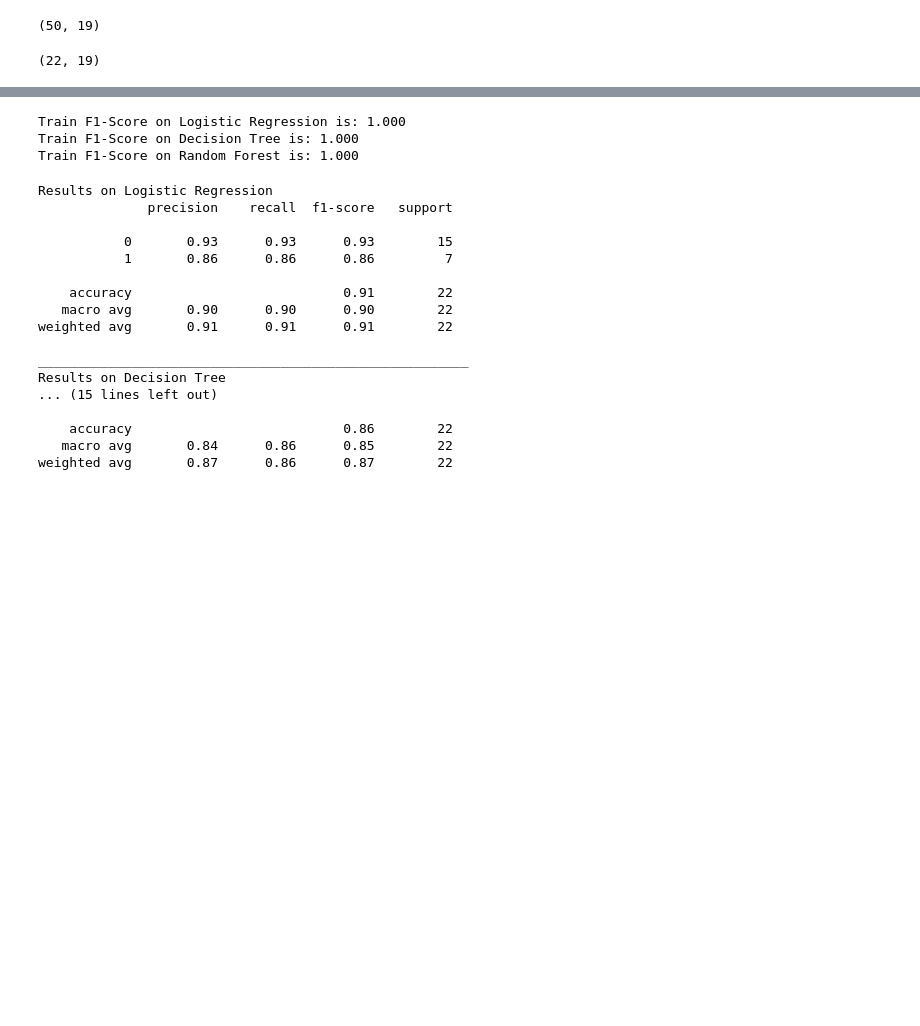
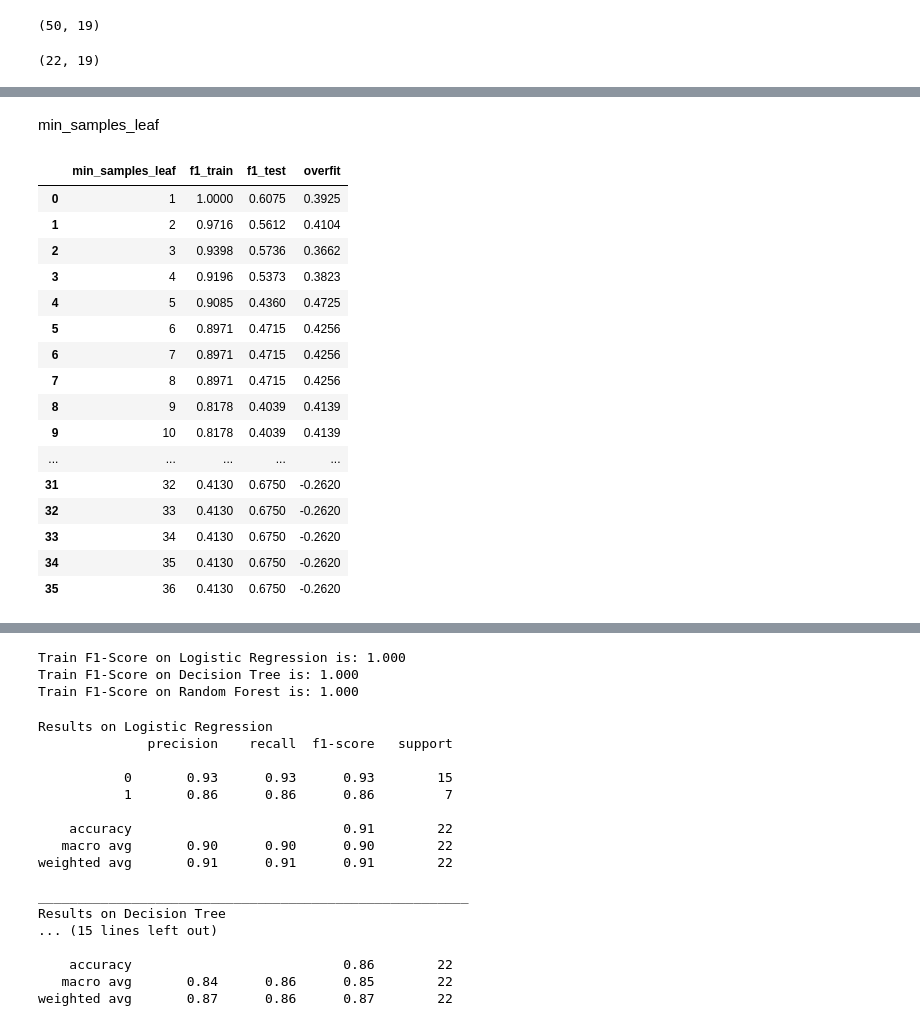
Before and after one commit to kumarv987/PDS-Cervical-cancer-dataset, a Jupyter notebook: Assignment2.ipynb, the cells around one changed output, grey strips where cells are left out. Saved outputs shown, nothing was run; the diff lists cells and outputs as text; code cells hidden in the pictures; blank space fills up the shorter version.

```diff
--- a/Assignment2.ipynb
+++ b/Assignment2.ipynb
@@ -299,0 +575,40 @@ X_test.shape
+# %% [markdown]
+min_samples_leaf
+# %%
+# select different min_samples_leaf
+min_samples_leaf = []
+for i in range(1, 37):
+    min_samples_leaf.append(i)
+
+# compute results for different min_samples_leaf
+f1_train = []
+f1_test = []
+overfit = []
+for value in min_samples_leaf:
+    result = d_tree("gini", None, 2, value, None, None)
+    f1_train.append(result[0])
+    f1_test.append(result[1])
+    overfit.append(result[2])
+
+# show results in table
+d = {'min_samples_leaf':min_samples_leaf, 'f1_train':f1_train, 'f1_test':f1_test, 'overfit':overfit}
+dtree_result = pd.DataFrame(data=d)
+dtree_result
+# %% [output]
+|  | min_samples_leaf | f1_train | f1_test | overfit |
+| 0 | 1 | 1.0000 | 0.6075 | 0.3925 |
+| 1 | 2 | 0.9716 | 0.5612 | 0.4104 |
+| 2 | 3 | 0.9398 | 0.5736 | 0.3662 |
+| 3 | 4 | 0.9196 | 0.5373 | 0.3823 |
+| 4 | 5 | 0.9085 | 0.4360 | 0.4725 |
+| 5 | 6 | 0.8971 | 0.4715 | 0.4256 |
+| 6 | 7 | 0.8971 | 0.4715 | 0.4256 |
+| 7 | 8 | 0.8971 | 0.4715 | 0.4256 |
+| 8 | 9 | 0.8178 | 0.4039 | 0.4139 |
+| 9 | 10 | 0.8178 | 0.4039 | 0.4139 |
+| ... | ... | ... | ... | ... |
+| 31 | 32 | 0.4130 | 0.6750 | -0.2620 |
+| 32 | 33 | 0.4130 | 0.6750 | -0.2620 |
+| 33 | 34 | 0.4130 | 0.6750 | -0.2620 |
+| 34 | 35 | 0.4130 | 0.6750 | -0.2620 |
+| 35 | 36 | 0.4130 | 0.6750 | -0.2620 |
```
Also changed, not shown: parts of 43 cells of this notebook.
